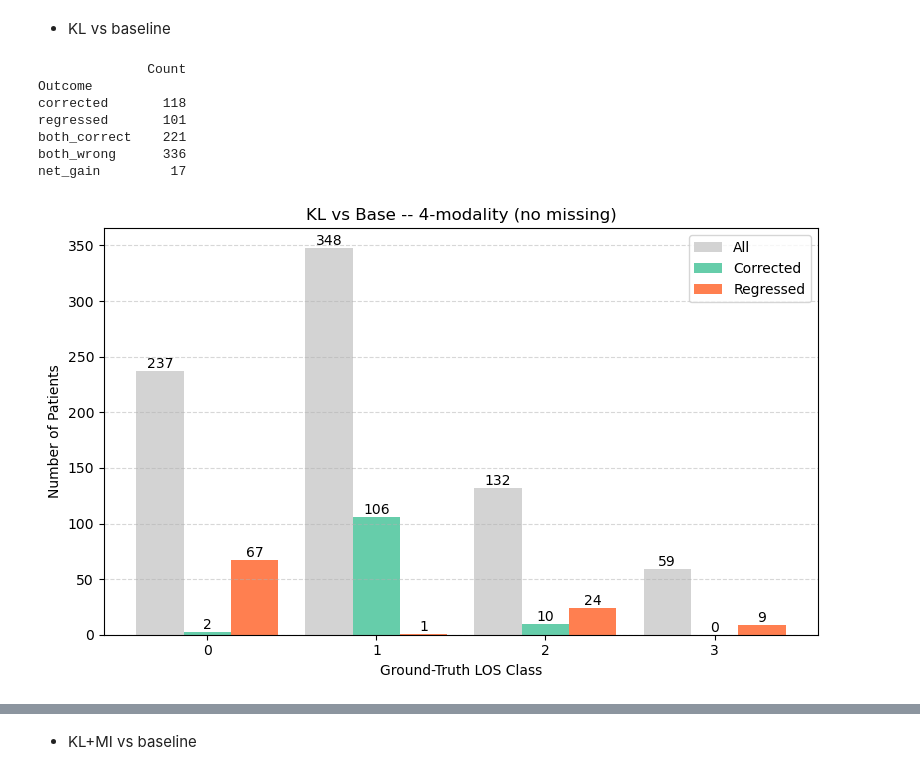
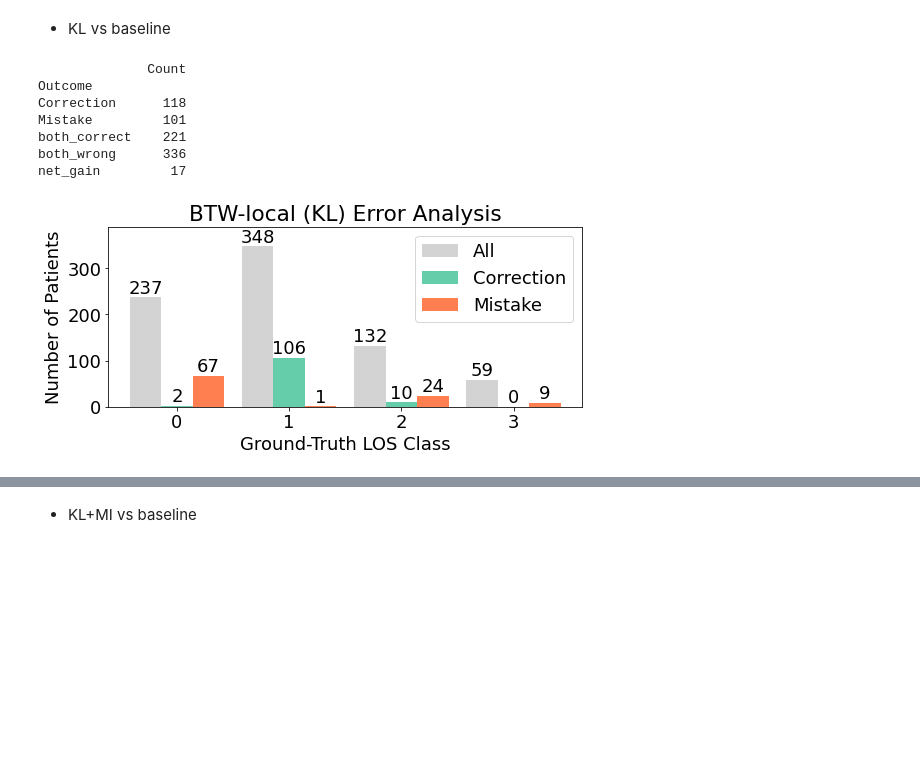
Before and after one commit to JuneHou/Multimodal-Transformer, a Jupyter notebook: Analysis/error_analysis.ipynb, the cells around one changed output, grey strips where cells are left out. Cells and saved outputs as stored; diff of their text form; code cells hidden in the pictures; blank space fills up the shorter version.

```diff
--- a/Analysis/error_analysis.ipynb
+++ b/Analysis/error_analysis.ipynb
@@ -4,6 +4,7 @@ import numpy as np
 import os
 import matplotlib.pyplot as plt
 import seaborn as sns
+plt.rcParams['font.size'] = 18 # Set the global font size
 # %%
 def outcome(pred_base, pred_weighted, label):
     """
@@ -18,9 +19,9 @@ def outcome(pred_base, pred_weighted, label):
 
 
     if not base_correct and weighted_correct:
-        return "corrected"
+        return "Correction"
     elif base_correct and not weighted_correct:
-        return "regressed"
+        return "Mistake"
     elif base_correct and weighted_correct:
         return "both_correct"
     else:
@@ -63,11 +64,11 @@ def run_outcome_analysis(root_path, paths, missing, dataset, model_base='baselin
     summary = {}
     counts = merged['outcome'].value_counts()
     summary = {
-        'corrected': counts.get('corrected', 0),
-        'regressed': counts.get('regressed', 0),
+        'Correction': counts.get('Correction', 0),
+        'Mistake': counts.get('Mistake', 0),
         'both_correct': counts.get('both_correct', 0),
         'both_wrong': counts.get('both_wrong', 0),
-        'net_gain': counts.get('corrected', 0) - counts.get('regressed', 0)
+        'net_gain': counts.get('Correction', 0) - counts.get('Mistake', 0)
     }
 
     print(pd.DataFrame(summary.items(), columns=['Outcome', 'Count']).set_index('Outcome'))
@@ -80,8 +81,8 @@ def bar_plot(df, title):
     # 1)  Split the dataframe by outcome
     # ------------------------------------------------------------------
     all_df       = df            # or whatever your merged DF is called
-    fixed_df     = all_df[all_df["outcome"] == "corrected"]
-    regressed_df = all_df[all_df["outcome"] == "regressed"]
+    fixed_df     = all_df[all_df["outcome"] == "Correction"]
+    regressed_df = all_df[all_df["outcome"] == "Mistake"]
 
     # ------------------------------------------------------------------
     # 2)  Count how many examples fall into each LOS class (0-3)
@@ -106,23 +107,23 @@ def bar_plot(df, title):
     x = np.arange(len(labels))   # bar positions
     width = 0.28                 # bar width
 
-    fig, ax = plt.subplots(figsize=(8,5))
+    fig, ax = plt.subplots(figsize=(8,4))
 
     ax.bar(x - width, all_cnt,       width, label="All",        color="lightgray")
-    ax.bar(x,         fixed_cnt,     width, label="Corrected",  color="mediumaquamarine")
-    ax.bar(x + width, regressed_cnt, width, label="Regressed",  color="coral")
+    ax.bar(x,         fixed_cnt,     width, label="Correction",  color="mediumaquamarine")
+    ax.bar(x + width, regressed_cnt, width, label="Mistake",  color="coral")
 
     for bars in ax.containers:
         ax.bar_label(bars)
-
+    ax.set_ylim(0, 390)
     ax.set_xlabel("Ground-Truth LOS Class")
     ax.set_ylabel("Number of Patients")
     ax.set_title(title)
     ax.set_xticks(x)
     ax.set_xticklabels(labels)
-    ax.grid(axis="y", ls="--", alpha=0.5)
     ax.legend()
     plt.tight_layout()
+    plt.savefig(f"/data/wang/junh/results/Fuse_moe/{title}.pdf", bbox_inches='tight', pad_inches=0.1)
     plt.show()
 # %%
 root_path = "/data/wang/junh/results/Fuse_moe/all_los/multiclass"
@@ -206,12 +162,13 @@ kl_4mod = run_outcome_analysis(root_path, paths, missing, dataset, model_base="b
 # %% [output]
               Count
 Outcome
-corrected       118
-regressed       101
+Correction      118
+Mistake         101
 both_correct    221
 both_wrong      336
 net_gain         17
 # %%
-bar_plot(kl_4mod, "KL vs Base -- 4-modality (no missing)")
+plt.rcParams['font.size'] = 18
+bar_plot(kl_4mod, "BTW-local (KL) Error Analysis")
 # %% [output]
-[figure, old version]
+[figure, new version]
```
Also changed, not shown: parts of 46 cells of this notebook, 19 other files.
